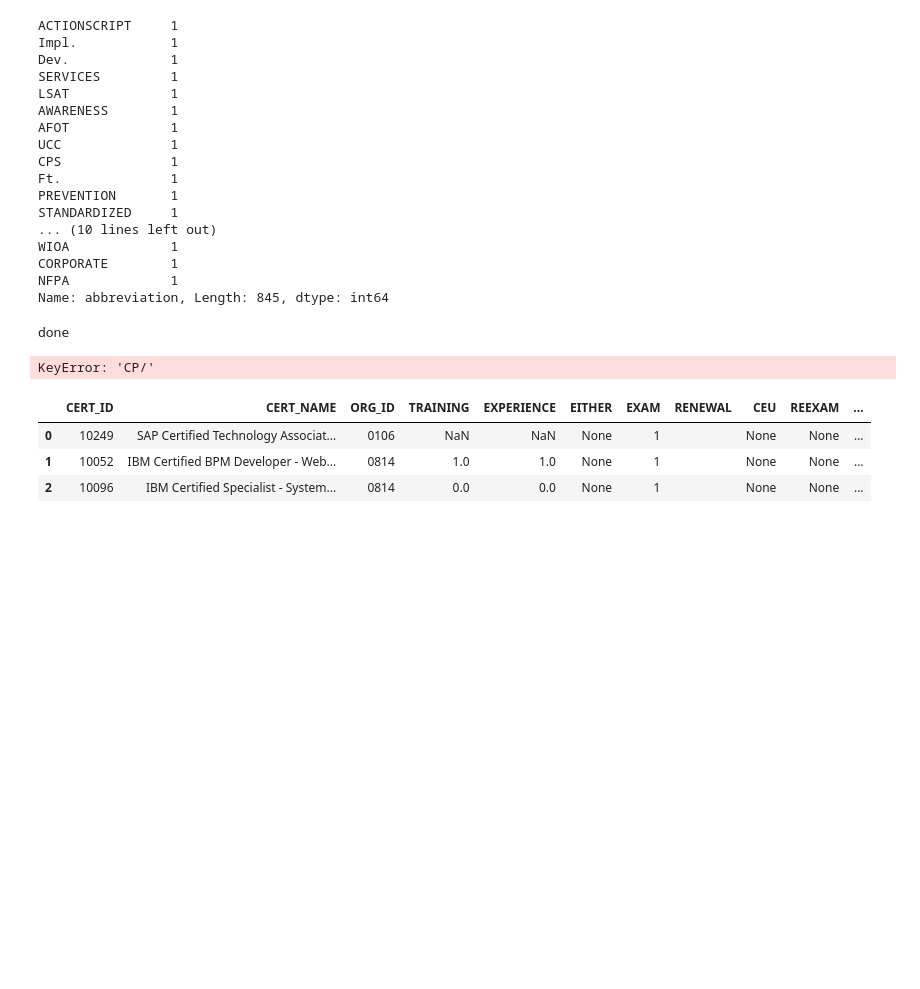
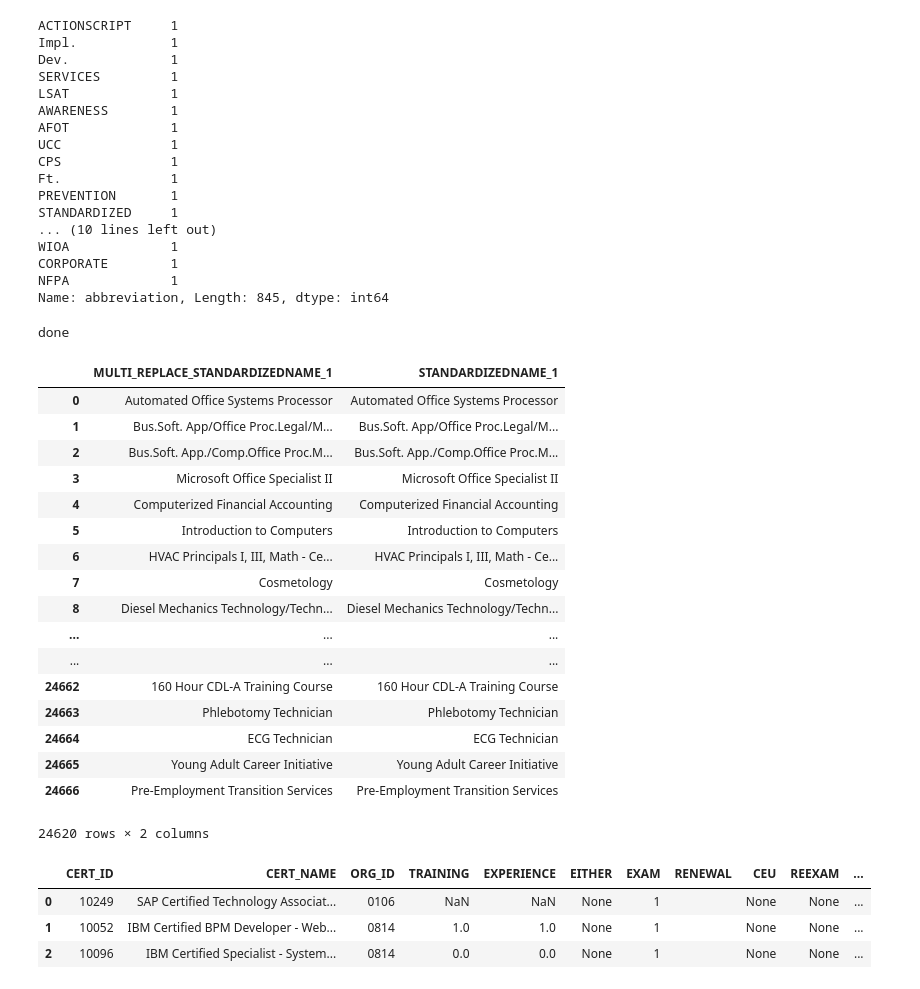
Before and after one commit to newjersey/d4ad_standardization, a Jupyter notebook: D4AD_Standardization/notebooks/5.0-kpr-Progam_Course_NAME.ipynb, the cells around one changed output. Cells and saved outputs as stored; diff of their text form; code cells hidden in the pictures; blank space fills up the shorter version.

Commit message:
(WIP) added 3 regexs that handle space, / and colon, need to add start of line regex

```diff
--- a/D4AD_Standardization/notebooks/5.0-kpr-Progam_Course_NAME.ipynb
+++ b/D4AD_Standardization/notebooks/5.0-kpr-Progam_Course_NAME.ipynb
@@ -304,36 +304,67 @@ done
 label_mapper =\
     pd.DataFrame(
         {
             "abbreviation": \
 abbreviations_to_label.abbreviation[: last_labeled_index].values,
             "expanded": expanded_labels[:last_labeled_index]
         }
     )
 copy_over_index = (label_mapper.expanded == "No Label") | (label_mapper.expanded == "Submit.")
 label_mapper.expanded[copy_over_index] =\
     label_mapper.abbreviation[copy_over_index]
-rep_dict = dict(zip(label_mapper.abbreviation, label_mapper.expanded))
+
+# normally we'd map through rep_dict but we want matches to occur
+# on word-like boundaries, space, /, and :, we use re.escape to properly escape
+
+# Todo: the space regex forces matches at start of string to drop
+#  need to make a regex that includes ^ starts
+space = " "
+slash = "/"
+colon = ":"
+rep_dict = {
+    **dict(zip(space+label_mapper.abbreviation+space, label_mapper.expanded+space)),
+    **dict(zip(label_mapper.abbreviation+slash, label_mapper.expanded+slash)),
+    **dict(zip(label_mapper.abbreviation+colon, label_mapper.expanded+colon))
+}
 
 #pattern = re.compile("[\b\W]|".join([re.escape(k) for k in rep_dict.keys()]), re.M)
-pattern = re.compile("[\b\/]|".join([k for k in rep_dict.keys()]), re.M)
+pattern = re.compile("|".join([re.escape(k) for k in rep_dict.keys()]), re.M)
+pattern += re.compile("|".join([re.escape(k) for k in rep_dict.keys()]), re.M)
 
 def multiple_replace(string):
     return pattern.sub(lambda x: rep_dict[x.group(0)], string)
 
 draft_output = the_df.dropna(subset=['STANDARDIZEDNAME_1'])
 
 draft_output['MULTI_REPLACE_STANDARDIZEDNAME_1'] =\
     draft_output['STANDARDIZEDNAME_1'].map(multiple_replace)
 draft_output[['MULTI_REPLACE_STANDARDIZEDNAME_1', 'STANDARDIZEDNAME_1']]
 
 # TODO: Couple of wrinkles to look at:
 #   The substitution should only be on a token level basis, not within a word
 #       This is why things like Administrative --> [Class A]dminstiration
 #       This also suggests that single letter acronymns should be left out?
 #
 #       I can do [\b] but when I include [\b\/] it looks for the '/'
 # %% [output]
+|  | MULTI_REPLACE_STANDARDIZEDNAME_1 | STANDARDIZEDNAME_1 |
+| 0 | Automated Office Systems Processor | Automated Office Systems Processor |
+| 1 | Bus.Soft. App/Office Proc.Legal/M... | Bus.Soft. App/Office Proc.Legal/M... |
+| 2 | Bus.Soft. App./Comp.Office Proc.M... | Bus.Soft. App./Comp.Office Proc.M... |
+| 3 | Microsoft Office Specialist II | Microsoft Office Specialist II |
+| 4 | Computerized Financial Accounting | Computerized Financial Accounting |
+| 5 | Introduction to Computers | Introduction to Computers |
+| 6 | HVAC Principals I, III, Math - Ce... | HVAC Principals I, III, Math - Ce... |
+| 7 | Cosmetology | Cosmetology |
+| 8 | Diesel Mechanics Technology/Techn... | Diesel Mechanics Technology/Techn... |
+| ... | ... | ... |
+| ... | ... | ... |
+| 24662 | 160 Hour CDL-A Training Course | 160 Hour CDL-A Training Course |
+| 24663 | Phlebotomy Technician | Phlebotomy Technician |
+| 24664 | ECG Technician | ECG Technician |
+| 24665 | Young Adult Career Initiative | Young Adult Career Initiative |
+| 24666 | Pre-Employment Transition Services | Pre-Employment Transition Services |
-KeyError: 'CP/'
+24620 rows × 2 columns
 # %%
 
 # Here we ingest Career One Stop certifications
```
